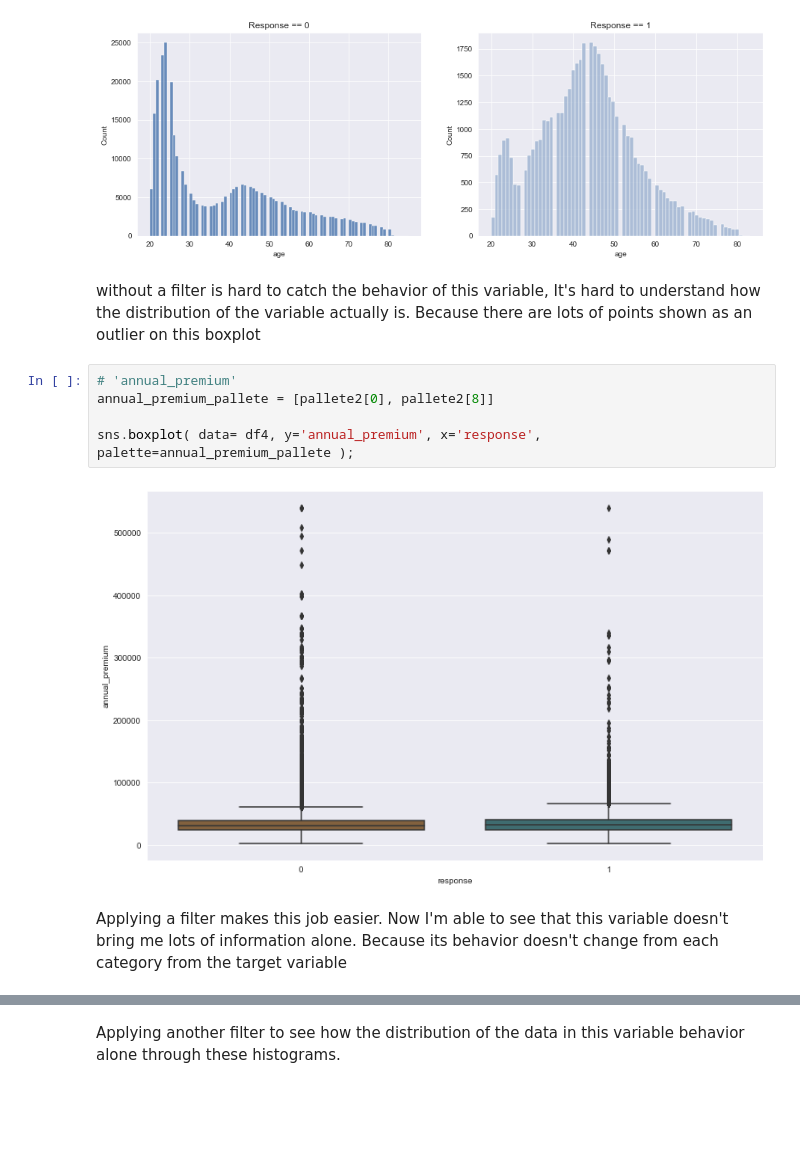
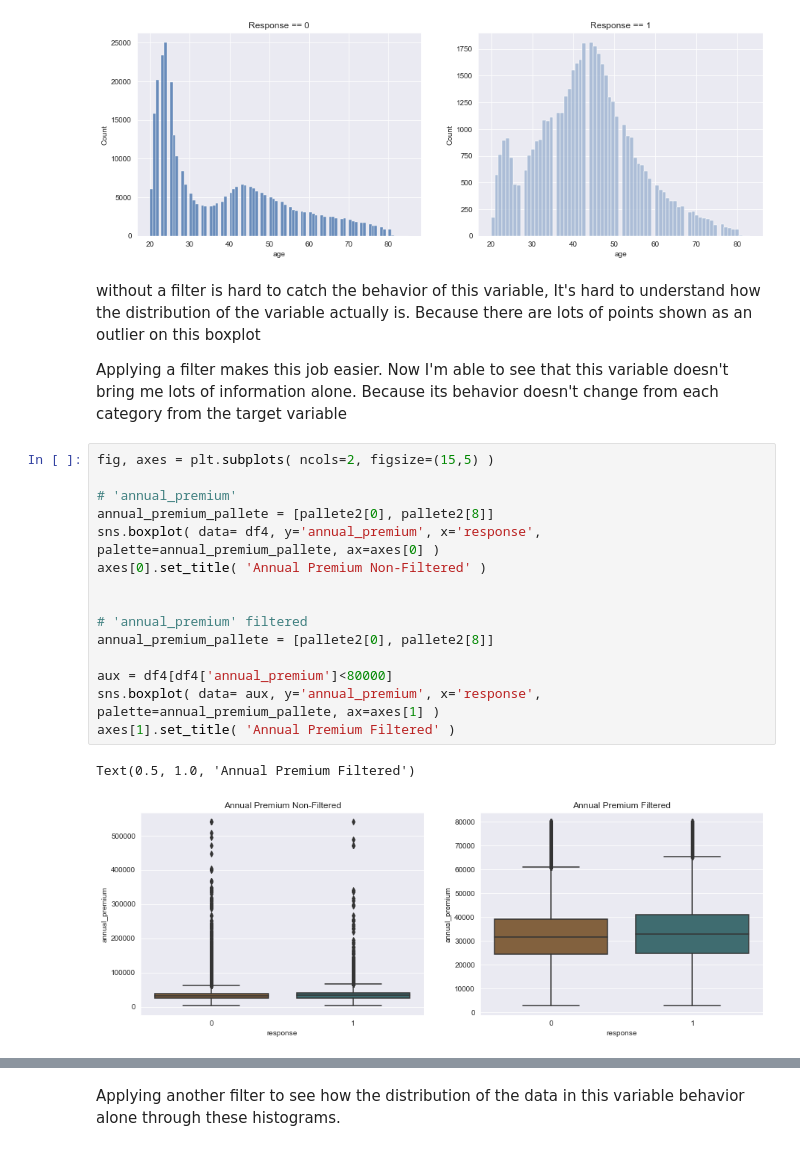
Before and after one commit to marcosvliras/health_insurance_cross_sell, a Jupyter notebook: HICross_sell.ipynb, the cells around one changed output, grey strips where cells are left out. Cells and saved outputs as stored; diff of their text form; blank space fills up the shorter version.

```diff
--- a/HICross_sell.ipynb
+++ b/HICross_sell.ipynb
@@ -318,12 +376,23 @@ axes[1].set_title( 'Response == 1' );
 [figure]
 # %% [markdown]
 without a filter is hard to catch the behavior of this variable, It's hard to understand how the distribution of the variable actually is. Because there are lots of points shown as an outlier on this boxplot
+
+Applying a filter makes this job easier. Now I'm able to see that this variable doesn't bring me lots of information alone. Because its behavior doesn't change from each category from the target variable
 # %%
+fig, axes = plt.subplots( ncols=2, figsize=(15,5) )
+
 # 'annual_premium'
 annual_premium_pallete = [pallete2[0], pallete2[8]]
+sns.boxplot( data= df4, y='annual_premium', x='response', palette=annual_premium_pallete, ax=axes[0] )
+axes[0].set_title( 'Annual Premium Non-Filtered' )
 
-sns.boxplot( data= df4, y='annual_premium', x='response', palette=annual_premium_pallete );
+
+# 'annual_premium' filtered
+annual_premium_pallete = [pallete2[0], pallete2[8]]
+
+aux = df4[df4['annual_premium']<80000]
+sns.boxplot( data= aux, y='annual_premium', x='response', palette=annual_premium_pallete, ax=axes[1] )
+axes[1].set_title( 'Annual Premium Filtered' )
 # %% [output]
+Text(0.5, 1.0, 'Annual Premium Filtered')
-[figure, old version]
+[figure, new version]
-# %% [markdown]
-Applying a filter makes this job easier. Now I'm able to see that this variable doesn't bring me lots of information alone. Because its behavior doesn't change from each category from the target variable
```
Also changed, not shown: parts of 58 cells of this notebook, 4 other files.
